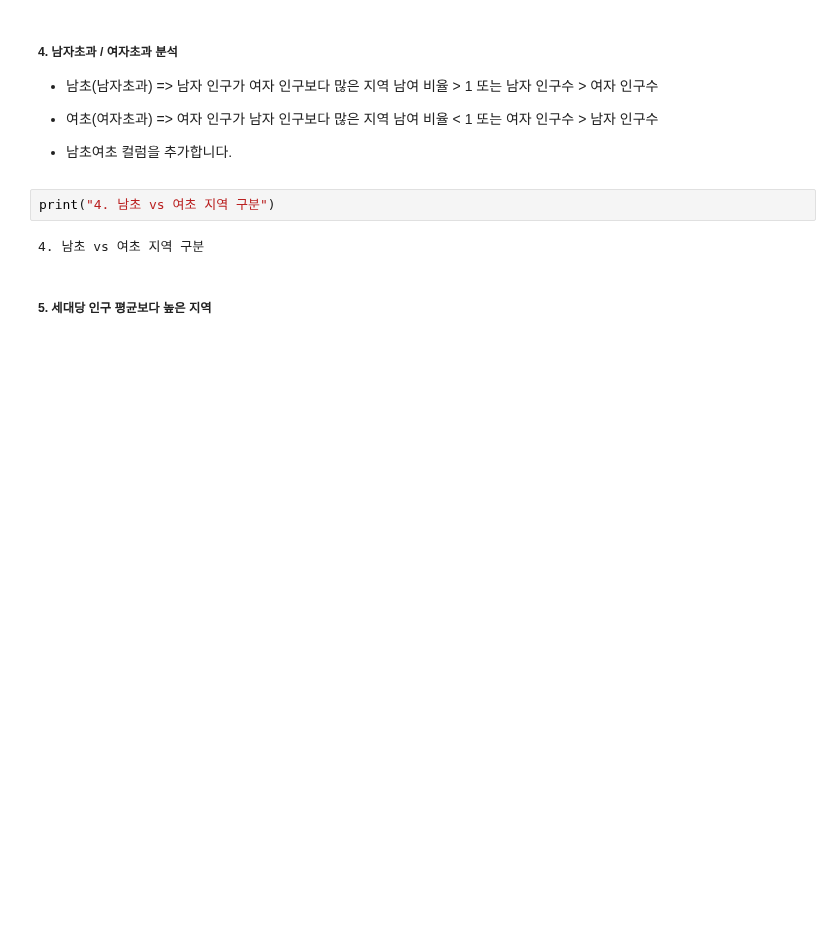
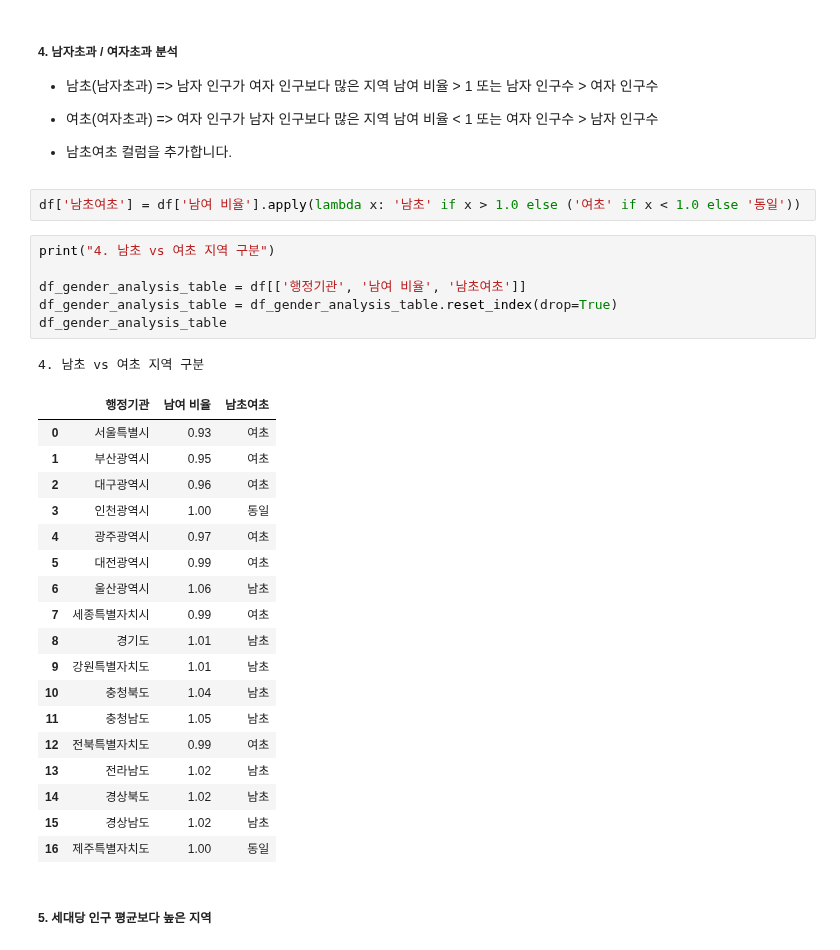
Before and after one commit to SK-Shieldus-Rookies-4/SK-Shieldus-Rookies_Study, a Jupyter notebook: study/Data_Analysis/Python_WebScraping_Analysis/연습문제/과제4/04_인구현황분석.ipynb, the cells around one changed output. Saved outputs shown, nothing was run; the diff lists cells and outputs as text; blank space fills up the shorter version.

```diff
--- a/study/Data_Analysis/Python_WebScraping_Analysis/연습문제/과제4/04_인구현황분석.ipynb
+++ b/study/Data_Analysis/Python_WebScraping_Analysis/연습문제/과제4/04_인구현황분석.ipynb
@@ -129,10 +170,34 @@ plt.show()
 * 여초(여자초과) => 여자 인구가 남자 인구보다 많은 지역	남여 비율 < 1 또는 여자 인구수 > 남자 인구수
 
 * 남초여초 컬럼을 추가합니다.
+# %%
+df['남초여초'] = df['남여 비율'].apply(lambda x: '남초' if x > 1.0 else ('여초' if x < 1.0 else '동일'))
 # %%
 print("4. 남초 vs 여초 지역 구분")
+
+df_gender_analysis_table = df[['행정기관', '남여 비율', '남초여초']]
+df_gender_analysis_table = df_gender_analysis_table.reset_index(drop=True)
+df_gender_analysis_table
 # %% [output]
 4. 남초 vs 여초 지역 구분
+|  | 행정기관 | 남여 비율 | 남초여초 |
+| 0 | 서울특별시 | 0.93 | 여초 |
+| 1 | 부산광역시 | 0.95 | 여초 |
+| 2 | 대구광역시 | 0.96 | 여초 |
+| 3 | 인천광역시 | 1.00 | 동일 |
+| 4 | 광주광역시 | 0.97 | 여초 |
+| 5 | 대전광역시 | 0.99 | 여초 |
+| 6 | 울산광역시 | 1.06 | 남초 |
+| 7 | 세종특별자치시 | 0.99 | 여초 |
+| 8 | 경기도 | 1.01 | 남초 |
+| 9 | 강원특별자치도 | 1.01 | 남초 |
+| 10 | 충청북도 | 1.04 | 남초 |
+| 11 | 충청남도 | 1.05 | 남초 |
+| 12 | 전북특별자치도 | 0.99 | 여초 |
+| 13 | 전라남도 | 1.02 | 남초 |
+| 14 | 경상북도 | 1.02 | 남초 |
+| 15 | 경상남도 | 1.02 | 남초 |
+| 16 | 제주특별자치도 | 1.00 | 동일 |
 # %% [markdown]
 ##### 5. 세대당 인구 평균보다 높은 지역
 # %%
```
Also changed, not shown: parts of 5 cells of this notebook.
